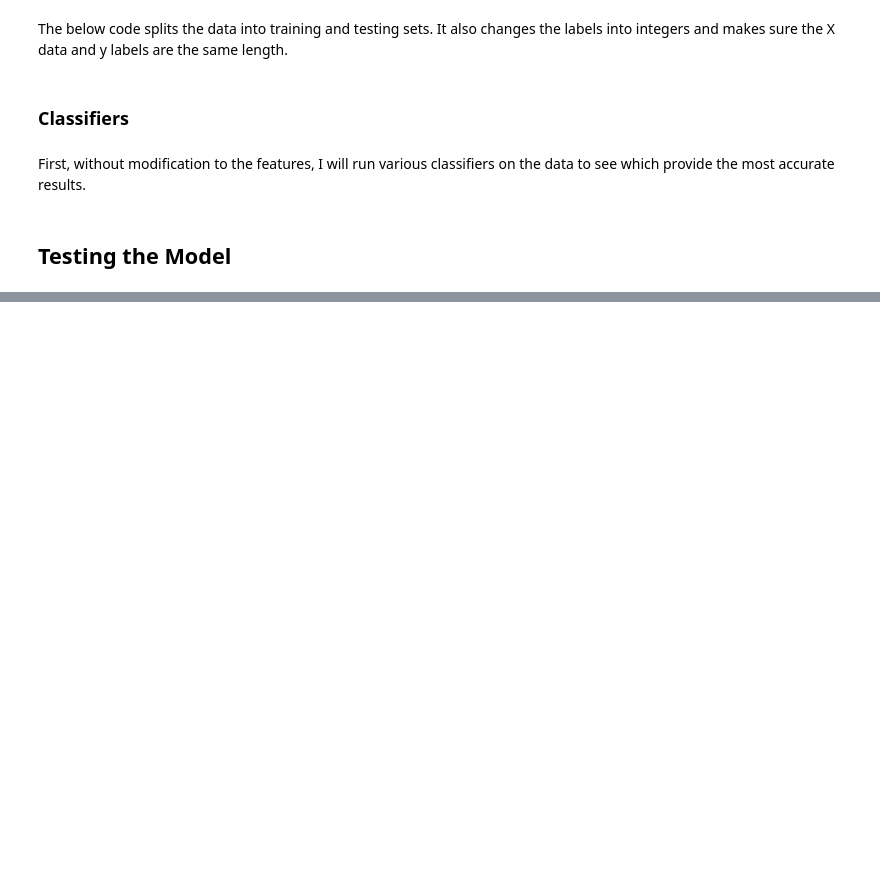
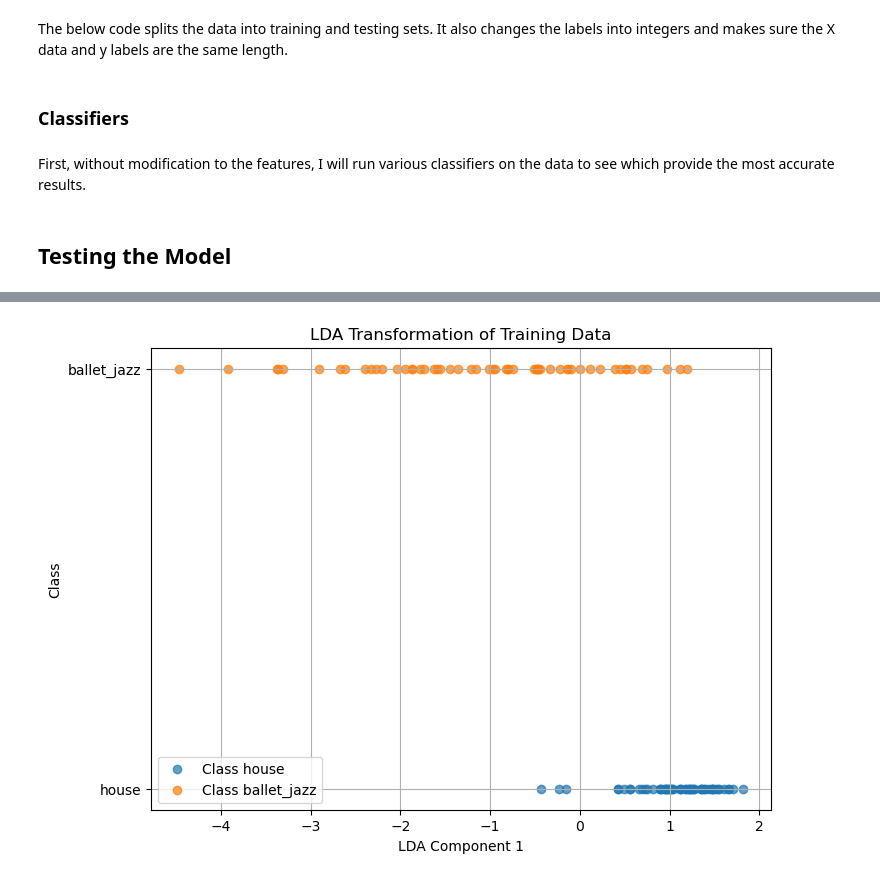
Before and after one commit to kunathmi/cmse492_project, a Jupyter notebook: notebooks/03_model_training.ipynb, the cells around one changed output, grey strips where cells are left out. Cells and saved outputs as stored; diff of their text form; code cells hidden in the pictures; blank space fills up the shorter version.

Commit message:
Imported more samples and tried more classifiers

```diff
--- a/notebooks/03_model_training.ipynb
+++ b/notebooks/03_model_training.ipynb
@@ -152,0 +168,19 @@ plt.show()
+# %%
+
+# Apply PCA to the training set
+pca = PCA(n_components=17)
+X_train_reduced = pca.fit_transform(X_train)
+
+# Apply the same PCA transformation to the test set
+X_test_reduced = pca.transform(X_test)
+
+# Train the SVM classifier on the reduced feature set
+svm_clf = SVC(kernel='linear', random_state=42)
+svm_clf.fit(X_train_reduced, y_train)
+
+# Make predictions on the reduced test set
+y_pred_svm = svm_clf.predict(X_test_reduced)
+
+# Calculate and print accuracy
+accuracy = accuracy_score(y_test, y_pred_svm)
+print(f"Accuracy of SVM: {accuracy:.2f}")
@@ -152,0 +193,27 @@ plt.show()
+# %%
+from sklearn.discriminant_analysis import LinearDiscriminantAnalysis
+
+lda = LinearDiscriminantAnalysis(n_components=1)  # Based on the number of classes
+X_train_reduced = lda.fit_transform(X_train, y_train)
+X_test_reduced = lda.transform(X_test)
+# %%
+import matplotlib.pyplot as plt
+
+# Plot LDA-transformed training data
+plt.figure(figsize=(8, 6))
+for class_value in set(y_train):
+    plt.scatter(
+        X_train_reduced[y_train == class_value],
+        [class_value] * sum(y_train == class_value),
+        label=f"Class {class_value}",
+        alpha=0.7
+    )
+
+plt.xlabel("LDA Component 1")
+plt.ylabel("Class")
+plt.title("LDA Transformation of Training Data")
+plt.legend()
+plt.grid()
+plt.show()
+# %% [output]
+[figure, added]
```
Also changed, not shown: parts of 14 cells of this notebook, 1 other file.
